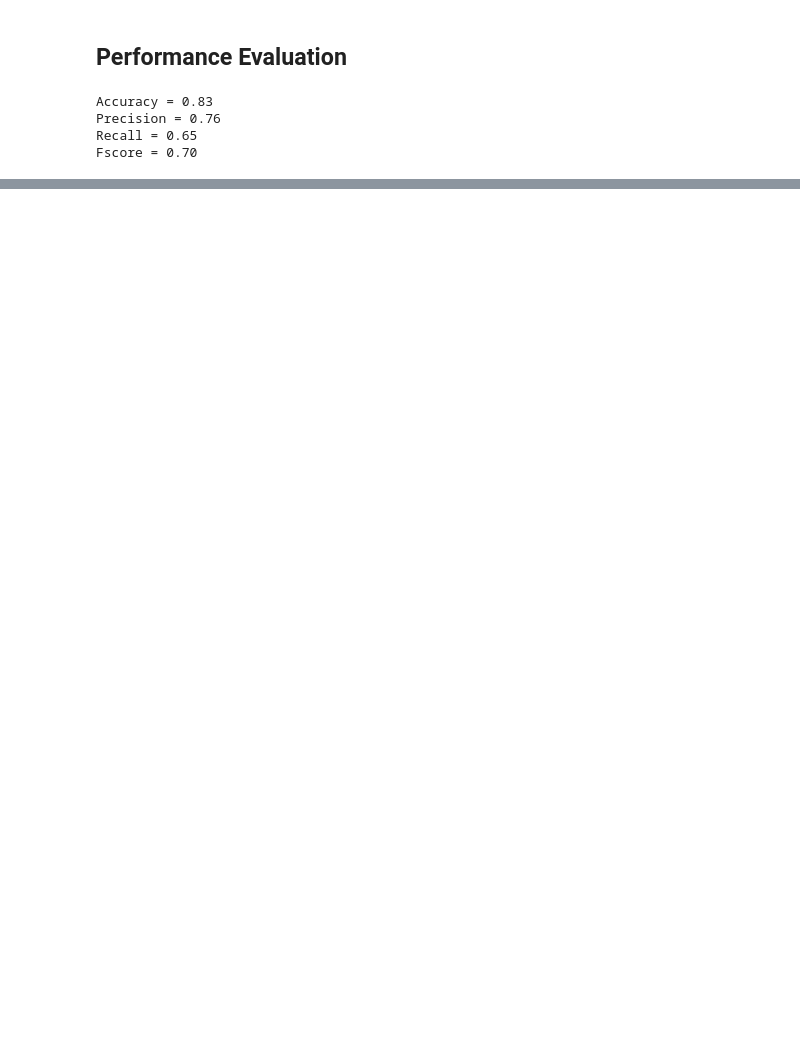
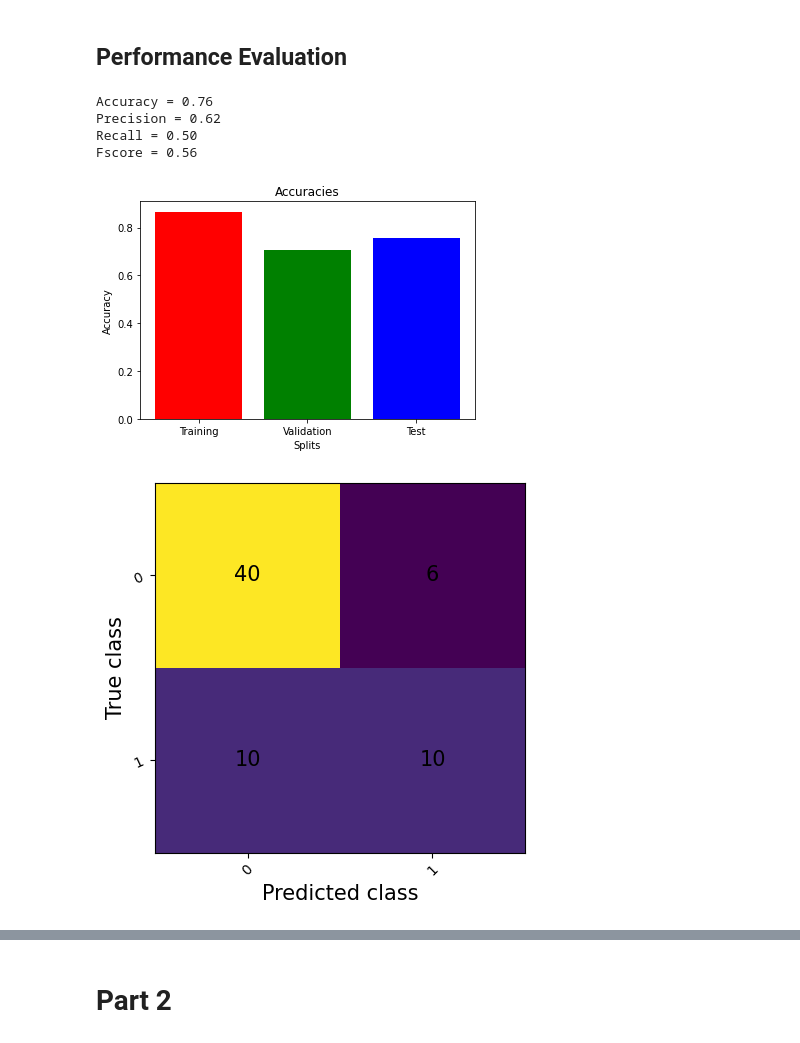
Before and after one commit to UBCSE-ngupta22/CSE574_Assign2, a Jupyter notebook: ngupta22_pandey7_assignment2_part_1_2.ipynb, the cells around one changed output, grey strips where cells are left out. Saved outputs shown, nothing was run; the diff lists cells and outputs as text; code cells hidden in the pictures; blank space fills up the shorter version.

Commit message:
Add part1

```diff
--- a/ngupta22_pandey7_assignment2_part_1_2.ipynb
+++ b/ngupta22_pandey7_assignment2_part_1_2.ipynb
@@ -323,26 +381,64 @@ Time to train = 0.60
 ## Performance Evaluation
 # %%
 # Performance Evaluation
-model.eval()
+def perfEvaluation(model):
+    model.eval()
 
-# Forward pass disabling Backward propagation
-with torch.no_grad():
-    outputs = model(X_test_tensor)
-    y_pred = (outputs > 0.5)
-    y_pred = y_pred.float() # Sets False->0 and True->1
+    # Forward pass disabling Backward propagation
+    with torch.no_grad():
+        outputs_test = model(X_test_tensor)
+        y_test_pred = (outputs_test >= 0.5)
+        y_test_pred = y_test_pred.float() # Sets False->0 and True->1
 
-# Accuracy
-metric = BinaryAccuracy()
-accuracy = metric(y_pred, y_test_tensor)
-print(f"Accuracy = {accuracy:.2f}")
+        outputs_valid = model(X_valid_tensor)
+        y_valid_pred = (outputs_valid >= 0.5)
+        y_valid_pred = y_valid_pred.float() # Sets False->0 and True->1
 
-# Precision, Recall, Fscore
-precision, recall, fscore, _ = precision_recall_fscore_support(y_test_tensor, y_pred, average='binary')
-print(f"Precision = {precision:.2f}")
-print(f"Recall = {recall:.2f}")
-print(f"Fscore = {fscore:.2f}")
+        outputs_train = model(X_train_tensor)
+        y_train_pred = (outputs_train >= 0.5)
+        y_train_pred = y_train_pred.float() # Sets False->0 and True->1
+
+    # Accuracies
+    metric = BinaryAccuracy()
+    test_accuracy = metric(y_test_pred, y_test_tensor)
+    print(f"Accuracy = {test_accuracy:.2f}")
+
+    valid_accuracy = metric(y_valid_pred, y_valid_tensor)
+    train_accuracy = metric(y_train_pred, y_train_tensor)
+
+    # Precision, Recall, Fscore
+    precision, recall, fscore, _ = precision_recall_fscore_support(y_test_tensor, y_test_pred, average='binary')
+    print(f"Precision = {precision:.2f}")
+    print(f"Recall = {recall:.2f}")
+    print(f"Fscore = {fscore:.2f}")
+
+    # Plot the Accuracies
+    labels = ['Training', 'Validation', 'Test']
+    accuracies = [train_accuracy, valid_accuracy, test_accuracy]
+    plt.bar(labels, accuracies, color=['red', 'green', 'blue'])
+    plt.xlabel('Splits')
+    plt.ylabel('Accuracy')
+    plt.title('Accuracies')
+    plt.show()
+
+    # Confusion Matrix
+    bcm = BinaryConfusionMatrix()
+    bcm(y_test_pred, y_test_tensor)
+    bcm.plot()
+    plt.show()
+
+    #ROC Curve
+    broc = BinaryROC()
+    y_test_tensor_long = y_test_tensor.to(torch.long)
+    broc(y_test_pred, y_test_tensor_long)
+    broc.plot(score=True)
+    plt.show()
-# %% [output]
-Accuracy = 0.83
-Precision = 0.76
-Recall = 0.65
-Fscore = 0.70
+# %%
+perfEvaluation(modelBefore)
+# %% [output]
+Accuracy = 0.76
+Precision = 0.62
+Recall = 0.50
+Fscore = 0.56
+[figure, added]
+[figure, added]
@@ -348,0 +446,2 @@ Fscore = 0.70
+# %% [markdown]
+# Part 2
```
Also changed, not shown: parts of 11 cells of this notebook, 1 other file.
